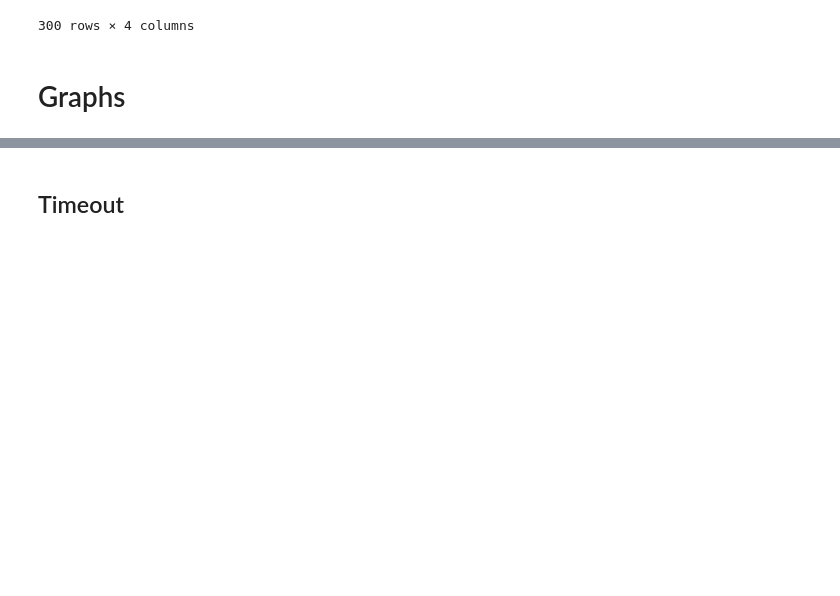
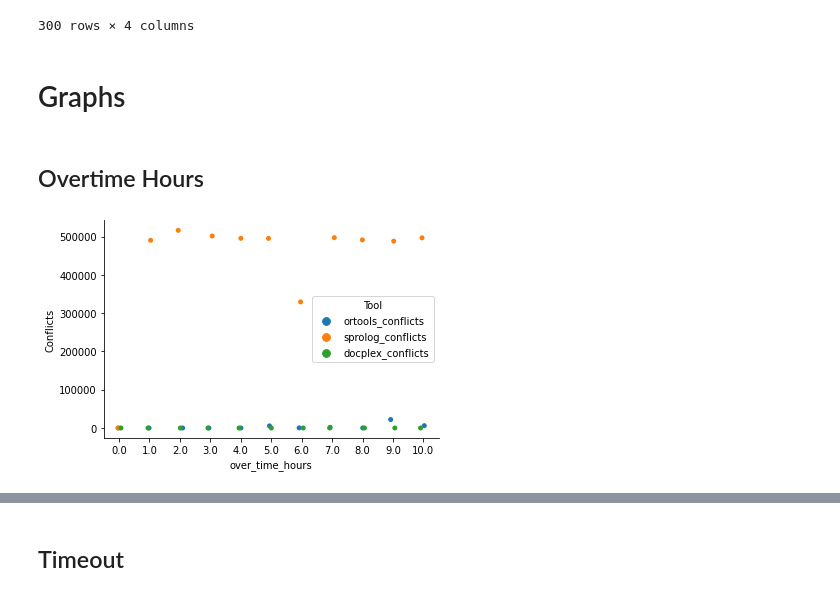
Before and after one commit to LeKinaSa/plr-job-shop, a Jupyter notebook: FinalResultsAnalysis.ipynb, the cells around one changed output, grey strips where cells are left out. Saved outputs shown, nothing was run; the diff lists cells and outputs as text; code cells hidden in the pictures; blank space fills up the shorter version.

Commit message:
Overtime Hours and Timeout graphs done (2 out of 9)

```diff
--- a/FinalResultsAnalysis.ipynb
+++ b/FinalResultsAnalysis.ipynb
@@ -122,3 +124,20 @@ time_out_branches
 300 rows × 4 columns
 # %% [markdown]
 # Graphs
+# %% [markdown]
+## Overtime Hours
+# %%
+# conflicts
+df = over_time_hours_conflicts.astype(float)
+
+# ax = df.plot(y=['ortools_conflicts', 'sprolog_conflicts', 'docplex_conflicts'])
+# ax.set_xlabel("Overtime (in hours)")
+# ax.set_ylabel("Number of Conflicts")
+# ax.legend(["OR-Tools", "SICStus", "DOcplex"])
+
+sns_df = df.melt('over_time_hours', var_name='Tool', value_name='Conflicts')
+
+sns.stripplot(x='over_time_hours', y='Conflicts', data=sns_df, hue='Tool', jitter=0.1)
+sns.despine()
+# %% [output]
+[figure, added]
```
Also changed, not shown: parts of 8 cells of this notebook.
